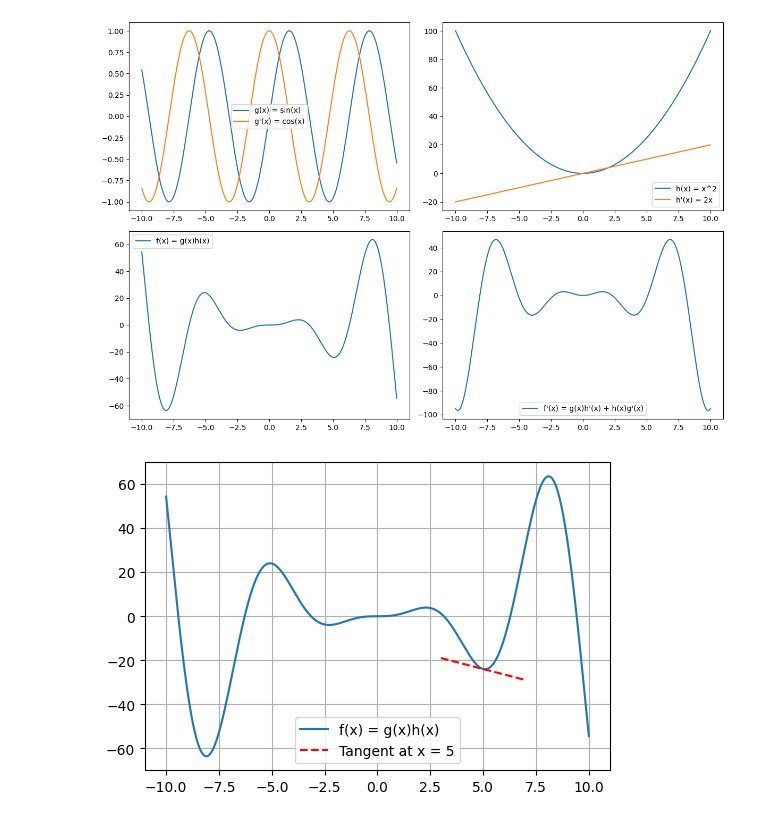
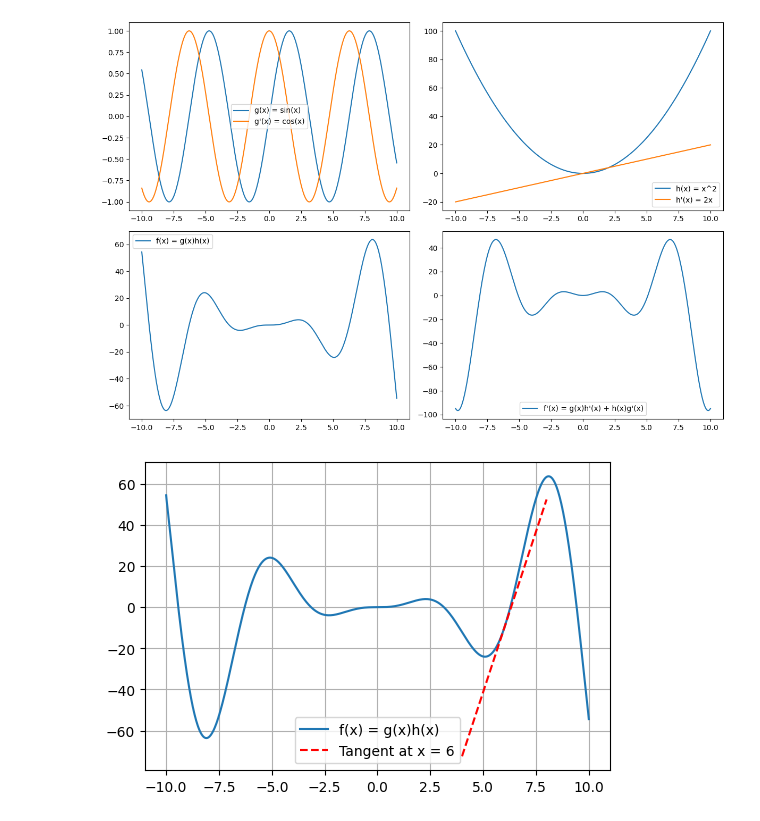
Before and after one commit to yactouat/learning_math, a Jupyter notebook: derivatives-refresher.ipynb, the cells around one changed output. Saved outputs shown, nothing was run; the diff lists cells and outputs as text; code cells hidden in the pictures.

```diff
--- a/derivatives-refresher.ipynb
+++ b/derivatives-refresher.ipynb
@@ -265,7 +265,7 @@ plt.show()
 # %% [output]
 [figure]
 # %%
-# now let's get the tangent line of our product of functions at point x = 5
+# now let's get the tangent line of our product of functions at point x = 6
 
 # Define the same functions g(x) and h(x), and their derivatives
 def g(x):
@@ -276,36 +276,36 @@ def h(x):
     return x**2
 def dh(x):
     return 2*x
 
 # Define a range of x values
 x = np.linspace(-10, 10, 1000)
 
 # Compute the functions and their product
 gx = g(x)
 hx = h(x)
 fx = gx * hx
 
-# Calculate the value and the slope of the function at x = 5
-x0 = 5
-y0 = g(x0) * h(x0)  # Value of the function at x = 5
-slope = g(x0) * dh(x0) + h(x0) * dg(x0)  # Derivative of the function at x = 5
+# Calculate the value and the slope of the function at x = 6
+x0 = 6
+y0 = g(x0) * h(x0)  # Value of the function at x = 6
+slope = g(x0) * dh(x0) + h(x0) * dg(x0)  # Derivative of the function at x = 6
 
 # Define the tangent line
 def tangent_line(x):
     return slope * (x - x0) + y0
 
 # Define a range of x values around x0 for the tangent line
 x_tangent = np.linspace(x0 - 2, x0 + 2, 400)
 
 # Compute the tangent line
 y_tangent = tangent_line(x_tangent)
 
 # Plot the function and its tangent line at x0
 plt.figure(figsize=(6, 4))
 plt.plot(x, fx, label='f(x) = g(x)h(x)')
-plt.plot(x_tangent, y_tangent, 'r--', label='Tangent at x = 5')
+plt.plot(x_tangent, y_tangent, 'r--', label='Tangent at x = 6')
 plt.legend()
 plt.grid(True)
 plt.show()
 # %% [output]
-[figure, old version]
+[figure, new version]
```
Also changed, not shown: parts of 3 cells of this notebook, 3 other files.
